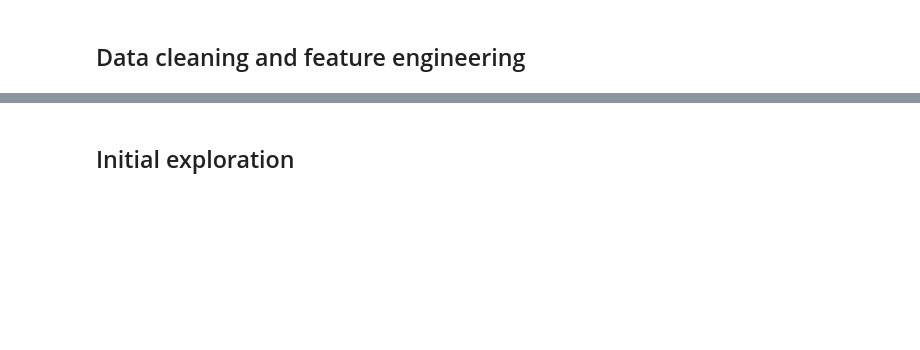
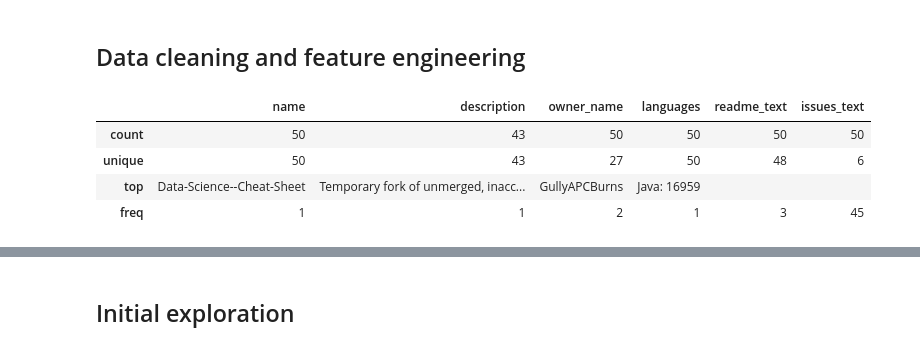
Before and after one commit to weso-edma/hercules-challenge-git, a Jupyter notebook: notebooks/1_Data_Fetching.ipynb, the cells around one changed output, grey strips where cells are left out. Drawn from its saved outputs; the diff is of its cells as text; code cells hidden in the pictures; blank space fills up the shorter version.

```diff
--- a/notebooks/1_Data_Fetching.ipynb
+++ b/notebooks/1_Data_Fetching.ipynb
@@ -169,3 +185,11 @@ df.head()
 | 4 | 155879756 | FAIRifier | A tool to make data FAIR | mikel-egana-aranguren | Java: 3514431|JavaScript: 967765|... | Dependencies:\n\nJava 8\nApache A... |  |
 # %% [markdown]
 ## Data cleaning and feature engineering
+# %%
+df.loc[:, df.columns != 'gh_id'].describe()
+# %% [output]
+|  | name | description | owner_name | languages | readme_text | issues_text |
+| count | 50 | 43 | 50 | 50 | 50 | 50 |
+| unique | 50 | 43 | 27 | 50 | 48 | 6 |
+| top | Data-Science--Cheat-Sheet | Temporary fork of unmerged, inacc... | GullyAPCBurns | Java: 16959 |  |  |
+| freq | 1 | 1 | 2 | 1 | 3 | 45 |
```
Also changed, not shown: parts of 14 cells of this notebook, 2 other files.
